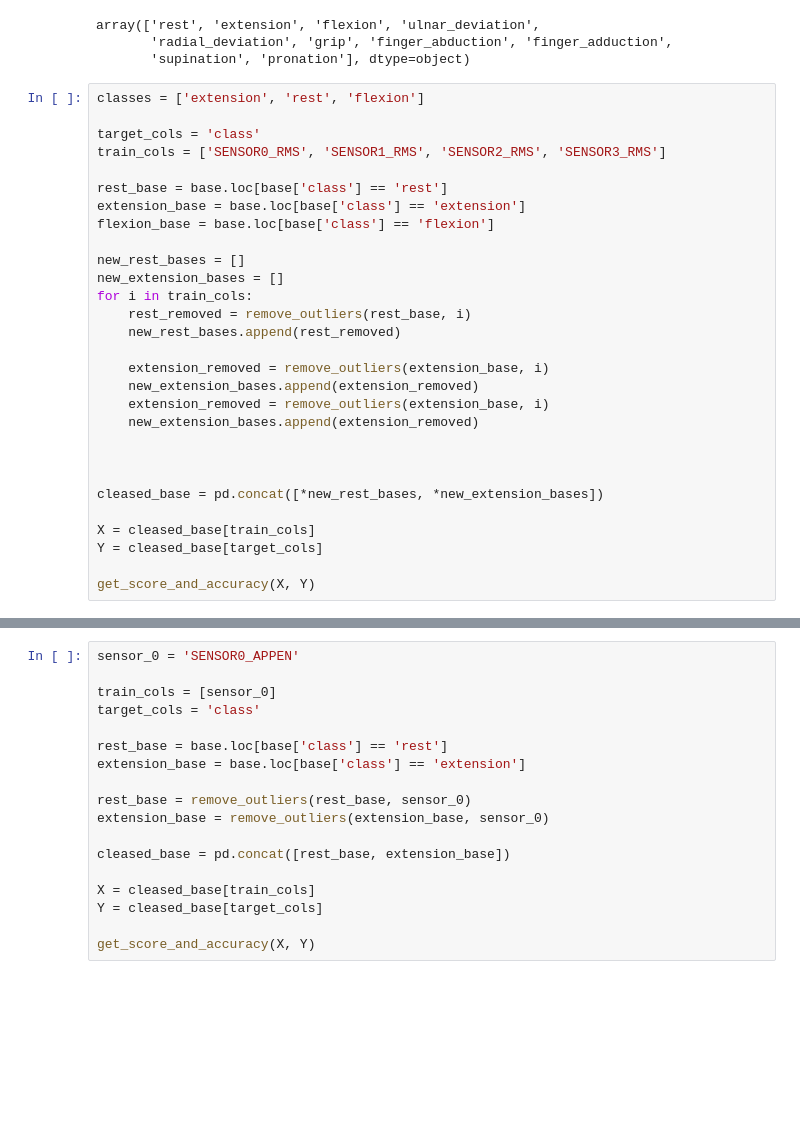
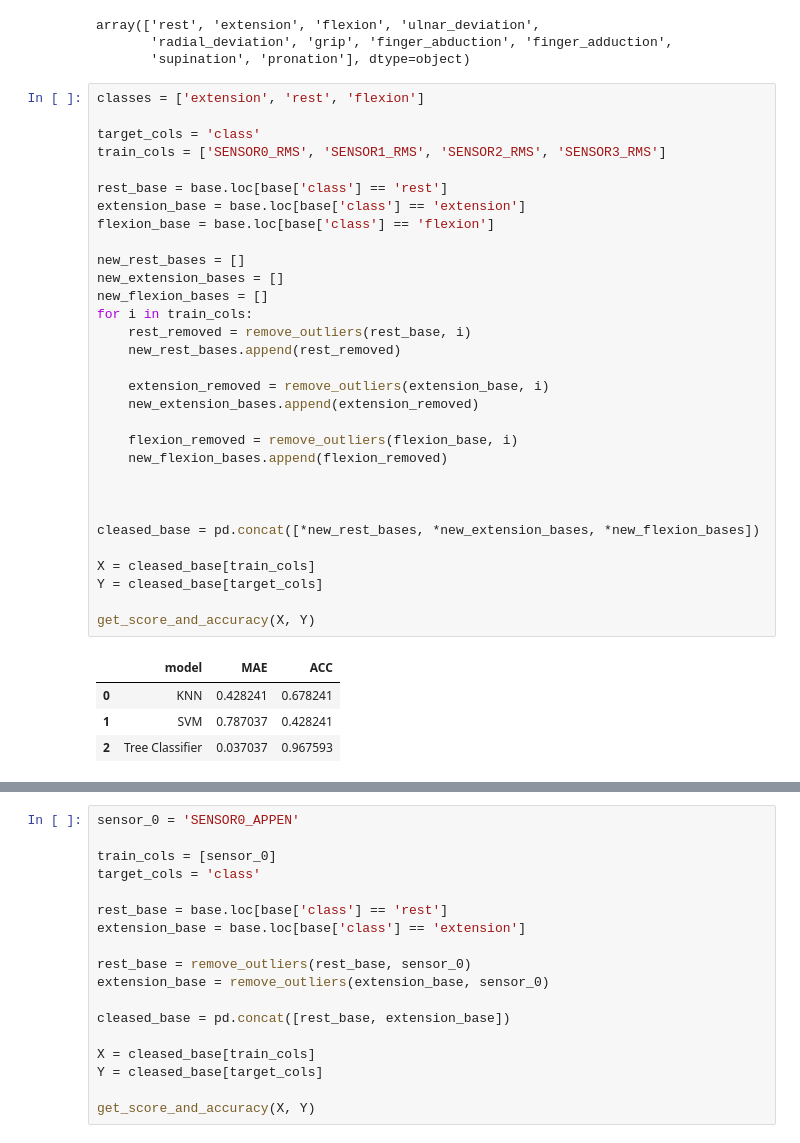
Before and after one commit to Beloin/TCC-HandMovementClassifier, a Jupyter notebook: classifier_test04.ipynb, the cells around one changed output, grey strips where cells are left out. Drawn from its saved outputs; the diff is of its cells as text; blank space fills up the shorter version.

Commit message:
Tested with more items, looks like we have something with KNN and Trees

```diff
--- a/classifier_test04.ipynb
+++ b/classifier_test04.ipynb
@@ -160,29 +160,36 @@ array(['rest', 'extension', 'flexion', 'ulnar_deviation',
 # %%
 classes = ['extension', 'rest', 'flexion']
 
 target_cols = 'class'
 train_cols = ['SENSOR0_RMS', 'SENSOR1_RMS', 'SENSOR2_RMS', 'SENSOR3_RMS']
 
 rest_base = base.loc[base['class'] == 'rest']
 extension_base = base.loc[base['class'] == 'extension']
 flexion_base = base.loc[base['class'] == 'flexion']
 
 new_rest_bases = []
 new_extension_bases = []
+new_flexion_bases = []
 for i in train_cols:
     rest_removed = remove_outliers(rest_base, i)
     new_rest_bases.append(rest_removed)
 
     extension_removed = remove_outliers(extension_base, i)
     new_extension_bases.append(extension_removed)
-    extension_removed = remove_outliers(extension_base, i)
-    new_extension_bases.append(extension_removed)
+
+    flexion_removed = remove_outliers(flexion_base, i)
+    new_flexion_bases.append(flexion_removed)
 
 
 
-cleased_base = pd.concat([*new_rest_bases, *new_extension_bases])
+cleased_base = pd.concat([*new_rest_bases, *new_extension_bases, *new_flexion_bases])
 
 X = cleased_base[train_cols]
 Y = cleased_base[target_cols]
 
 get_score_and_accuracy(X, Y)
+# %% [output]
+|  | model | MAE | ACC |
+| 0 | KNN | 0.428241 | 0.678241 |
+| 1 | SVM | 0.787037 | 0.428241 |
+| 2 | Tree Classifier | 0.037037 | 0.967593 |
```
Also changed, not shown: parts of 5 cells of this notebook.
